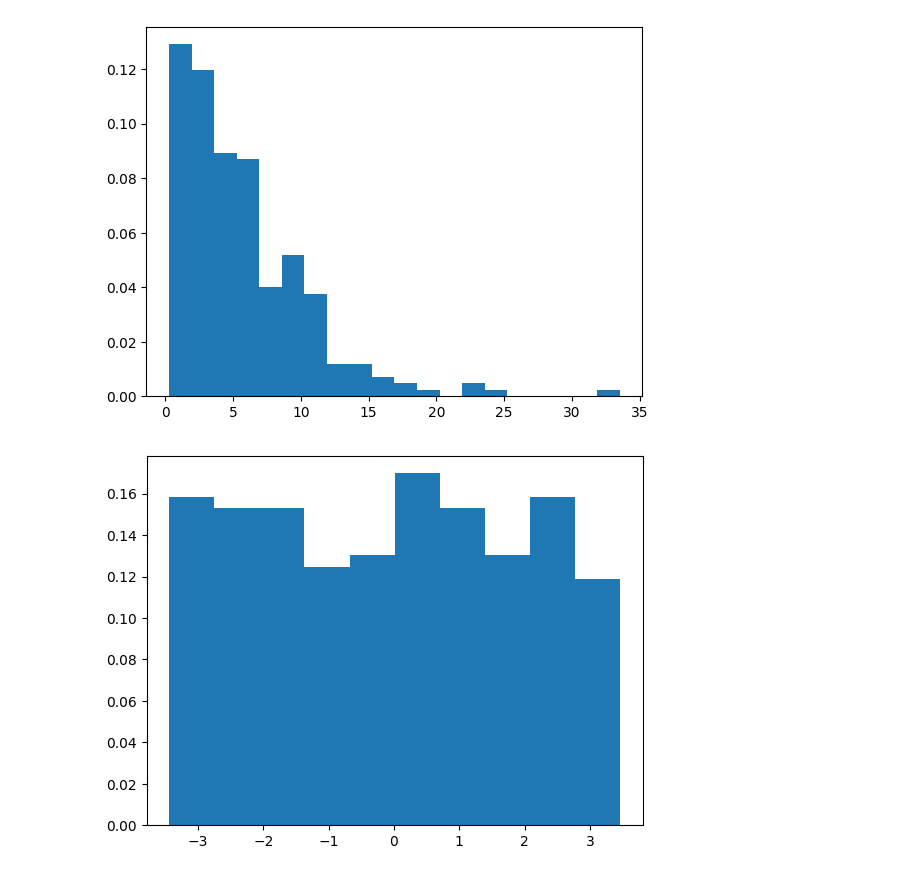
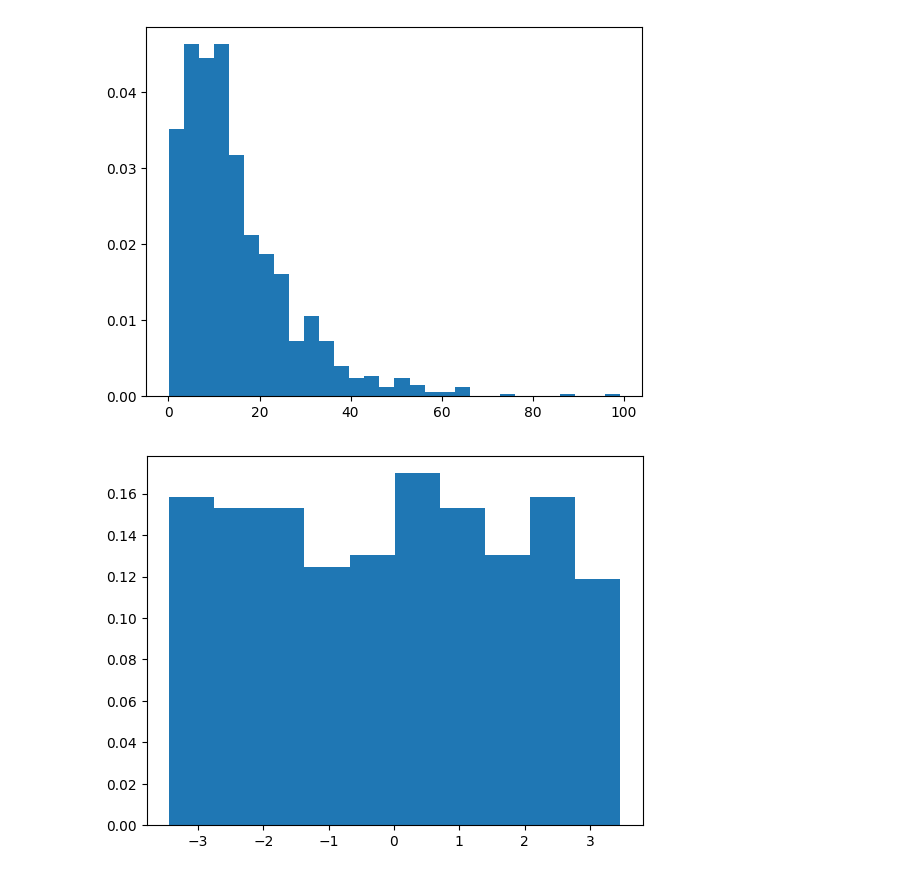
Before and after one commit to leiscom/MEstAV_project, a Jupyter notebook: Nicolas/plots.ipynb, the cells around one changed output. Saved outputs shown, nothing was run; the diff lists cells and outputs as text; code cells hidden in the pictures.

```diff
--- a/Nicolas/plots.ipynb
+++ b/Nicolas/plots.ipynb
@@ -31,8 +27,10 @@ v_sq = (v[:,0]**2)+(v[:,1]**2)+(v[:,2]**2)
-# %%
-plt.hist(v_sq,bins=20, density=True, label='v')
-plt.show()
-# %% [output]
-[figure, removed]
+# %%
+n, box, r, v = read_cnf_atoms ("cnf.inp", with_v=True)
+v_sq = (v[:,0]**2)+(v[:,1]**2)+(v[:,2]**2)
+plt.hist(v_sq,bins=30, density=True, label='v')
+plt.show()
+# %% [output]
+[figure, added]
 # %%
 plt.hist(r[:,0], density=True, label='v')
 plt.show()
```
Also changed, not shown: parts of 2 cells of this notebook, 17 other files.
